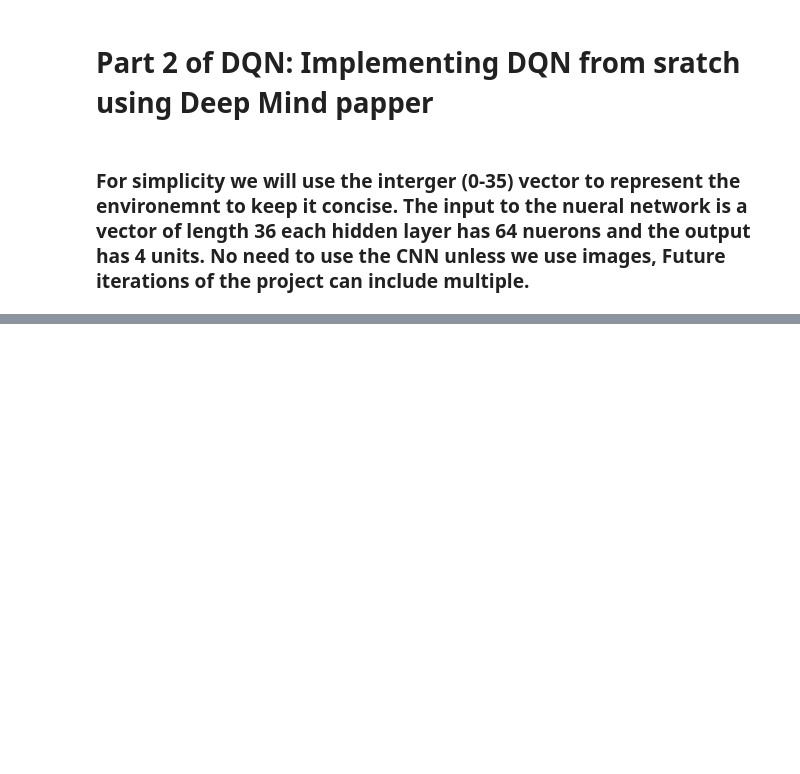
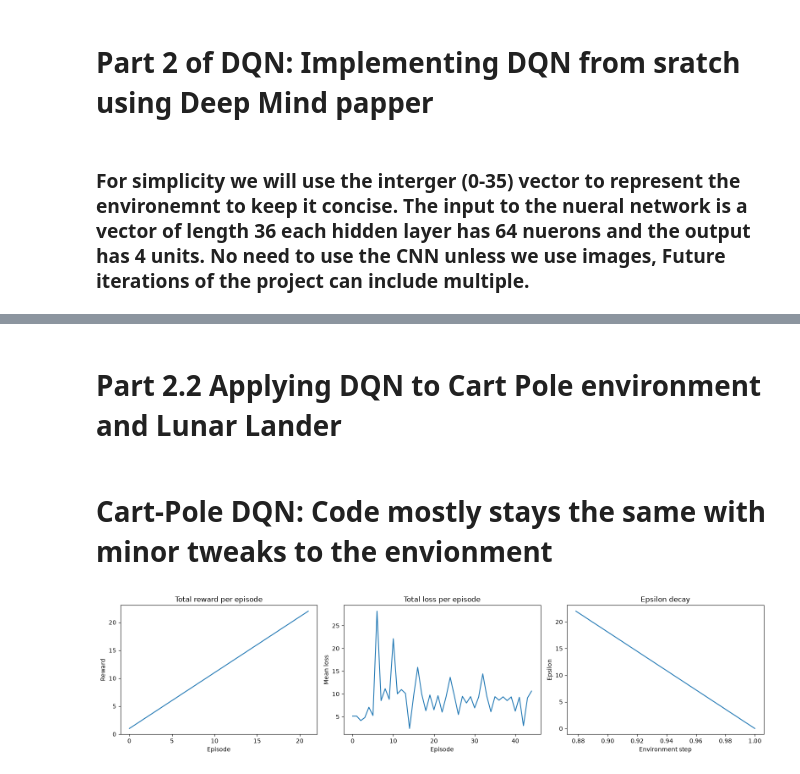
Before and after one commit to CailanJB/DQN, a Jupyter notebook: a2_part_2_cailneje2.ipynb, the cells around one changed output, grey strips where cells are left out. Drawn from its saved outputs; the diff is of its cells as text; code cells hidden in the pictures; blank space fills up the shorter version.

Commit message:
cart env finished

```diff
--- a/a2_part_2_cailneje2.ipynb
+++ b/a2_part_2_cailneje2.ipynb
@@ -147,0 +297,18 @@ TypeError: float() argument must be a string or a real number, not 'NoneType'
+# %% [markdown]
+# Part 2.2 Applying DQN to Cart Pole environment and Lunar Lander
+# %% [markdown]
+# Cart-Pole DQN: Code mostly stays the same with minor tweaks to the envionment
+# %%
+class Cart_Pole_Q_Network(nn.Module):
+    """Edit dqn to use the cartpoles dimensions"""
+    def __init__(self):
+        super().__init__()
+        self.cart_layers = nn.Sequential(
+        nn.Linear(4,64),
+        nn.ReLU(),
+        nn.Linear(64,2)
+    )
+
+    #Forward propogation
+    def forward(self,state):
+        return self.cart_layers(state)
@@ -147,0 +352,9 @@ TypeError: float() argument must be a string or a real number, not 'NoneType'
+# %%
+#Change the enviornemnt to cart_pole
+cart_env = gym.make("CartPole")
+replay_cart = deque(maxlen=REPLAY_BUFFER_SIZE)
+online_cart_network = Cart_Pole_Q_Network().to(device)
+target_cart_network = Cart_Pole_Q_Network().to(device)
+target_cart_network.load_state_dict(online_cart_network.state_dict())
+target_cart_network.eval()
+optimizer = torch.optim.Adam(online_cart_network.parameters(),lr=LEARNING_RATE)
@@ -147,0 +404,8 @@ TypeError: float() argument must be a string or a real number, not 'NoneType'
+# %%
+cart_rewards,cart_losses,epsilon_cart_hist,training_steps_returned = train_loop(MAX_EPISODES,cart_env,max_steps=100,online_network=online_cart_network,target_network=target_cart_network,optimizer=optimizer)
+cart_env.close()
+# %%
+plot_rewards(cart_rewards,cart_losses,epsilon_cart_hist,training_steps_returned)
+#100 max steps
+# %% [output]
+[figure, added]
```
Also changed, not shown: parts of 15 cells of this notebook.
